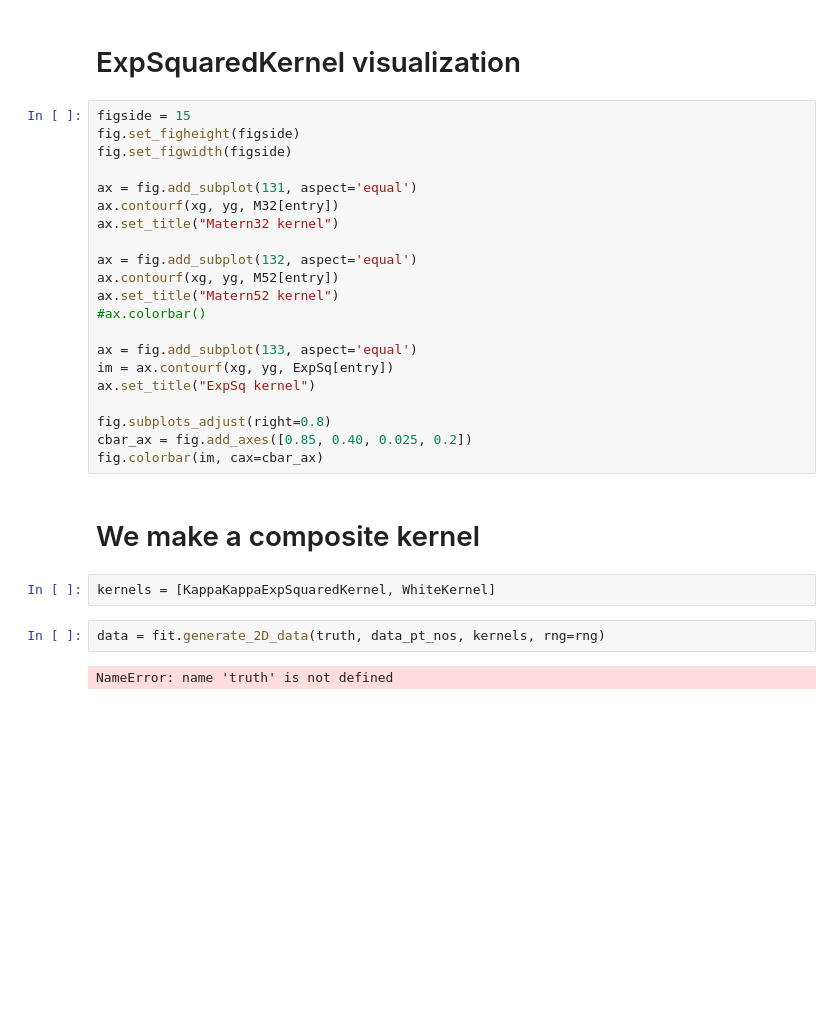
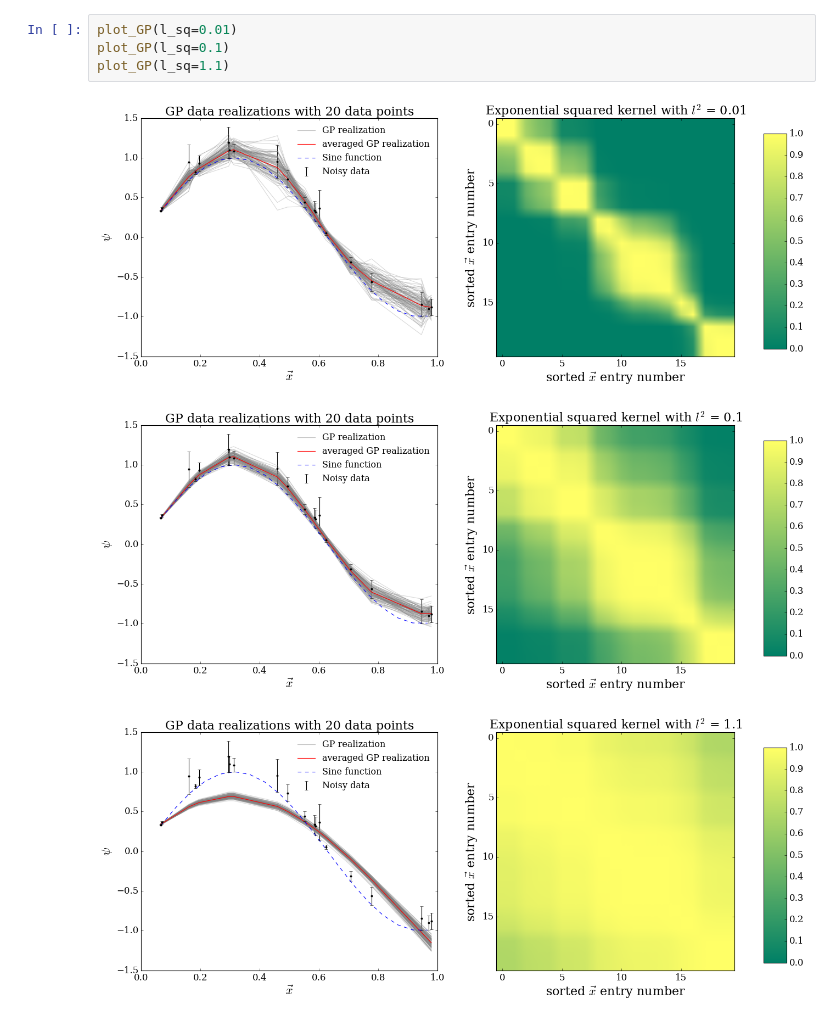
Before and after one commit to karenyyng/shear_gp, a Jupyter notebook: prototypes/Dissertation_Gaussian_Process_Demo.ipynb, the cells around one changed output. Drawn from its saved outputs; the diff is of its cells as text; blank space fills up the shorter version.

```diff
--- a/prototypes/Dissertation_Gaussian_Process_Demo.ipynb
+++ b/prototypes/Dissertation_Gaussian_Process_Demo.ipynb
@@ -169,31 +108,8 @@ plt.
-# %% [markdown]
-# ExpSquaredKernel visualization
-# %%
-figside = 15
-fig.set_figheight(figside)
-fig.set_figwidth(figside)
-
-ax = fig.add_subplot(131, aspect='equal')
-ax.contourf(xg, yg, M32[entry])
-ax.set_title("Matern32 kernel")
-
-ax = fig.add_subplot(132, aspect='equal')
-ax.contourf(xg, yg, M52[entry])
-ax.set_title("Matern52 kernel")
-#ax.colorbar()
-
-ax = fig.add_subplot(133, aspect='equal')
-im = ax.contourf(xg, yg, ExpSq[entry])
-ax.set_title("ExpSq kernel")
-
-fig.subplots_adjust(right=0.8)
-cbar_ax = fig.add_axes([0.85, 0.40, 0.025, 0.2])
-fig.colorbar(im, cax=cbar_ax)
-# %% [markdown]
-# We make a composite kernel
-# %%
-kernels = [KappaKappaExpSquaredKernel, WhiteKernel]
-# %%
-data = fit.generate_2D_data(truth, data_pt_nos, kernels, rng=rng)
-# %% [output]
-NameError: name 'truth' is not defined
+# %%
+plot_GP(l_sq=0.01)
+plot_GP(l_sq=0.1)
+plot_GP(l_sq=1.1)
+# %% [output]
+[figure, added]
+[figure, added]
+[figure, added]
```
Also changed, not shown: parts of 26 cells of this notebook.
